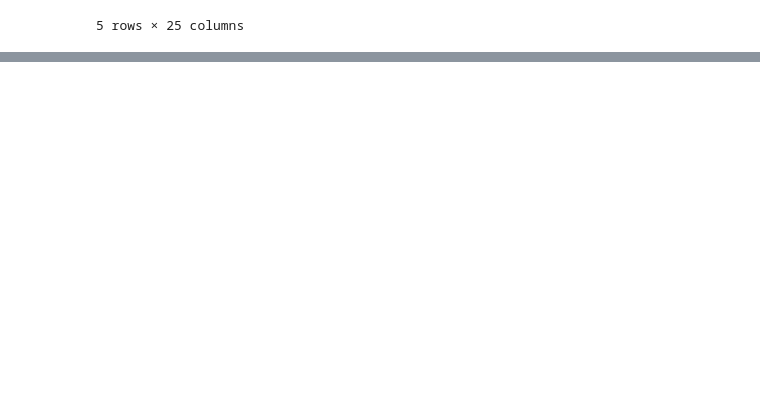
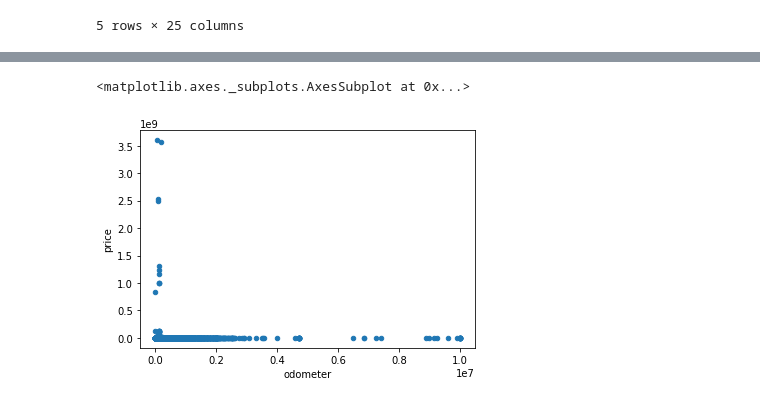
Before and after one commit to fysophia0302/Capstone-Projects-1, a Jupyter notebook: RawDataUsedCar.ipynb, the cells around one changed output, grey strips where cells are left out. Drawn from its saved outputs; the diff is of its cells as text; code cells hidden in the pictures; blank space fills up the shorter version.

```diff
--- a/RawDataUsedCar.ipynb
+++ b/RawDataUsedCar.ipynb
@@ -173,0 +43,4 @@ df.plot.scatter(x='Meter',y='Prices',
+# %%
+#drop the useless column
+drop_columns=['county','url','region_url','vin','image_url','fuel','cylinders','lat','long','state','description','size','type']
+df=df.drop(columns=drop_columns)
@@ -173,0 +64,13 @@ df.plot.scatter(x='Meter',y='Prices',
+# %%
+#fillter the columns need to be filled by float and object
+for n in df.drop(['manufacturer','model','paint_color'],axis=1).columns:
+    if df[n].dtype=='float':
+        df[n]=df[n].fillna(df[n].mean())
+    if df[n].dtype=='object':
+        df[n]=df[n].fillna(df[n].mode()[0])
+# %%
+#fill other columns
+df['year']=df['year'].fillna(df['year'].mode()[0])
+df['manufacturer']=df['manufacturer'].fillna('unkonwn')
+df['model']=df['model'].fillna('unknown')
+df['paint_color']=df['paint_color'].fillna('unknown')
@@ -173,0 +94,10 @@ df.plot.scatter(x='Meter',y='Prices',
+# %%
+#replace the 0 value by median
+df['price']=df['price'].replace(0,df['price'].median())
+df['odometer']=df['odometer'].replace(0,df['odometer'].median())
+# %%
+#check the fake max data
+df.plot(kind='scatter',x='odometer',y='price')
+# %% [output]
+<matplotlib.axes._subplots.AxesSubplot at 0x...>
+[figure, added]
```
Also changed, not shown: parts of 38 cells of this notebook, 1 other file.
